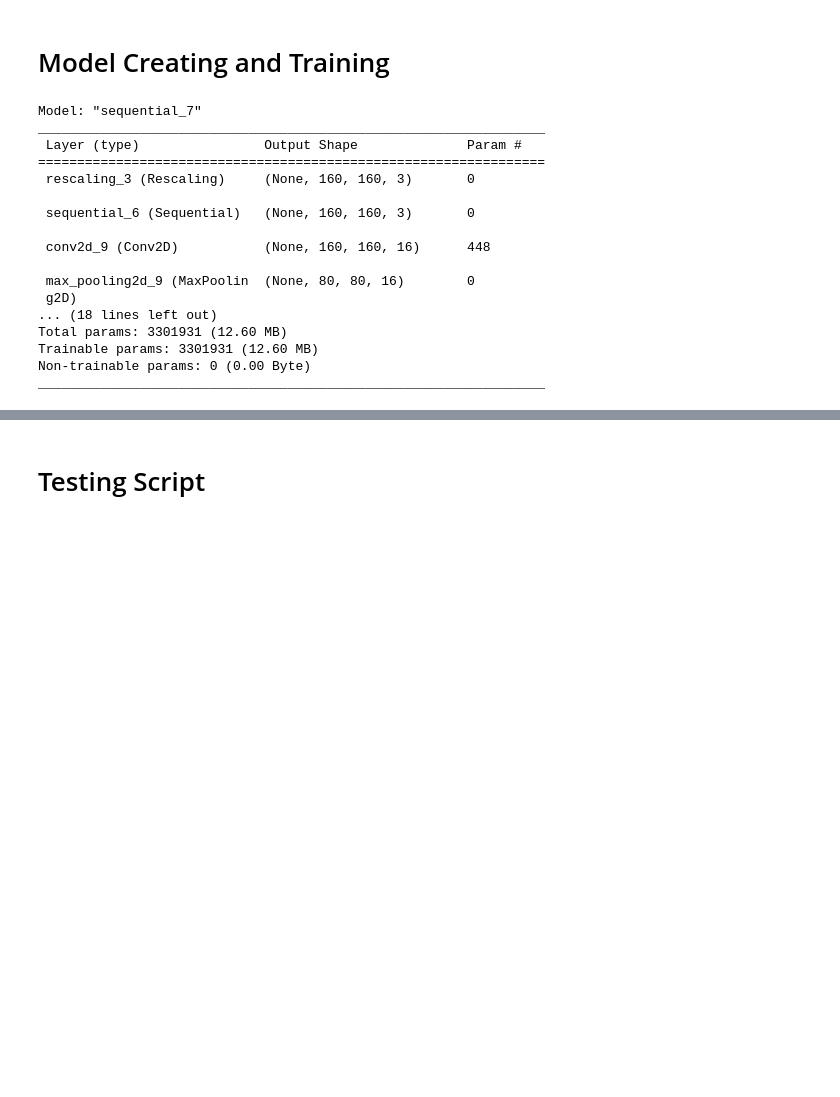
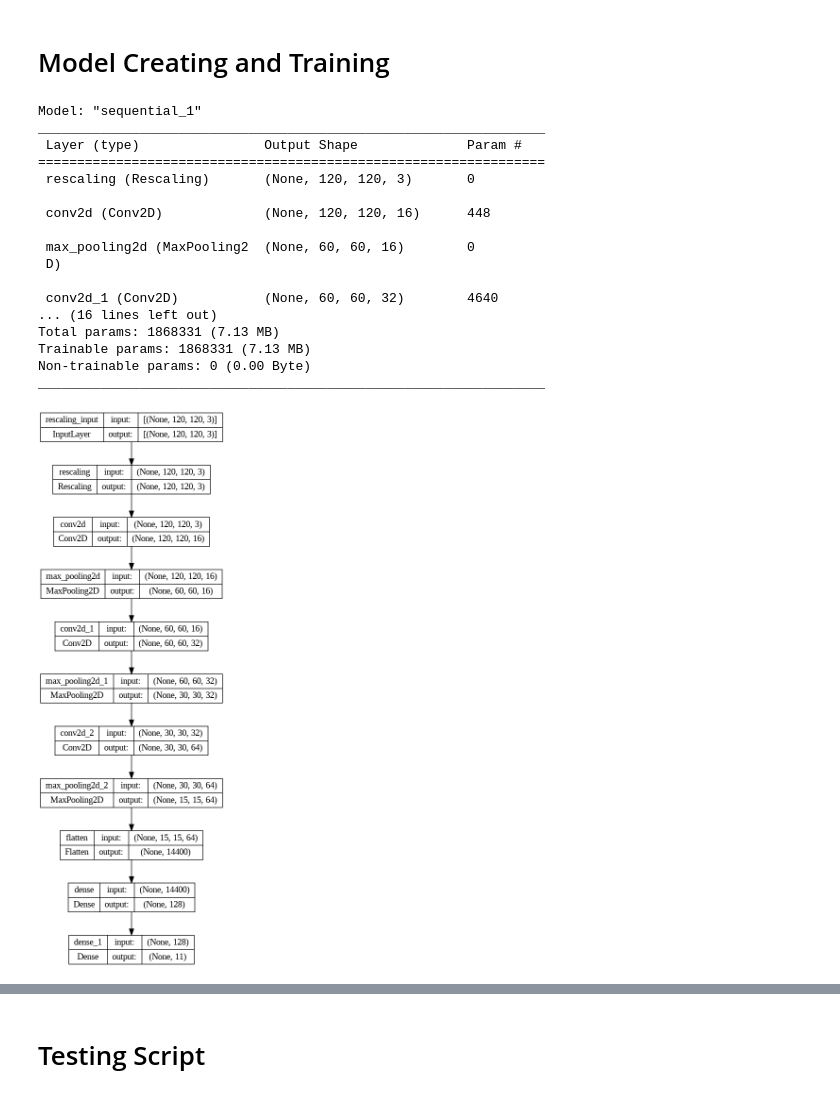
Before and after one commit to ChrisKantor/Deep-Learning, a Jupyter notebook: Project 1/Deep_Learning_Project_1.ipynb, the cells around one changed output, grey strips where cells are left out. Saved outputs shown, nothing was run; the diff lists cells and outputs as text; code cells hidden in the pictures; blank space fills up the shorter version.

```diff
--- a/Project 1/Deep_Learning_Project_1.ipynb
+++ b/Project 1/Deep_Learning_Project_1.ipynb
@@ -106,27 +180,29 @@ model = tf.keras.Sequential([
 # %%
 model.compile(optimizer='adam',
               loss=tf.keras.losses.SparseCategoricalCrossentropy(from_logits=True),
               metrics=['accuracy'])
 
 model.summary()
+tf.keras.utils.plot_model(model, "mini_resnet.png", show_shapes=True)
 # %% [output]
-Model: "sequential_7"
+Model: "sequential_1"
 _________________________________________________________________
  Layer (type)                Output Shape              Param #
 =================================================================
- rescaling_3 (Rescaling)     (None, 160, 160, 3)       0
+ rescaling (Rescaling)       (None, 120, 120, 3)       0
 
- sequential_6 (Sequential)   (None, 160, 160, 3)       0
+ conv2d (Conv2D)             (None, 120, 120, 16)      448
 
- conv2d_9 (Conv2D)           (None, 160, 160, 16)      448
+ max_pooling2d (MaxPooling2  (None, 60, 60, 16)        0
+ D)
 
- max_pooling2d_9 (MaxPoolin  (None, 80, 80, 16)        0
- g2D)
-... (18 lines left out)
-Total params: 3301931 (12.60 MB)
-Trainable params: 3301931 (12.60 MB)
+ conv2d_1 (Conv2D)           (None, 60, 60, 32)        4640
+... (16 lines left out)
+Total params: 1868331 (7.13 MB)
+Trainable params: 1868331 (7.13 MB)
 Non-trainable params: 0 (0.00 Byte)
 _________________________________________________________________
+[figure, added]
 # %%
 #save best model
 checkpoint_filepath = '/content/drive/MyDrive/Colab Notebooks/Deep Learning/Project 1/checkpoint'
```
Also changed, not shown: parts of 6 cells of this notebook.
